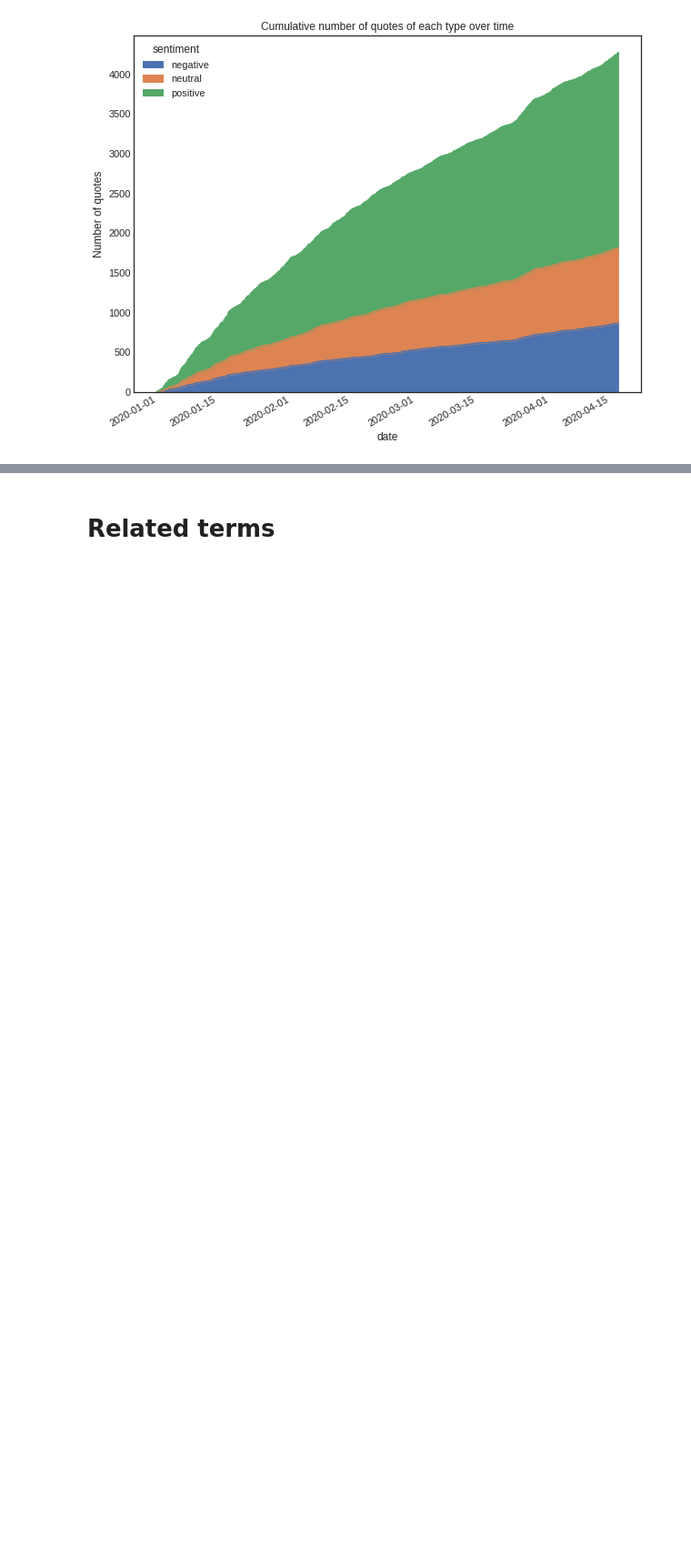
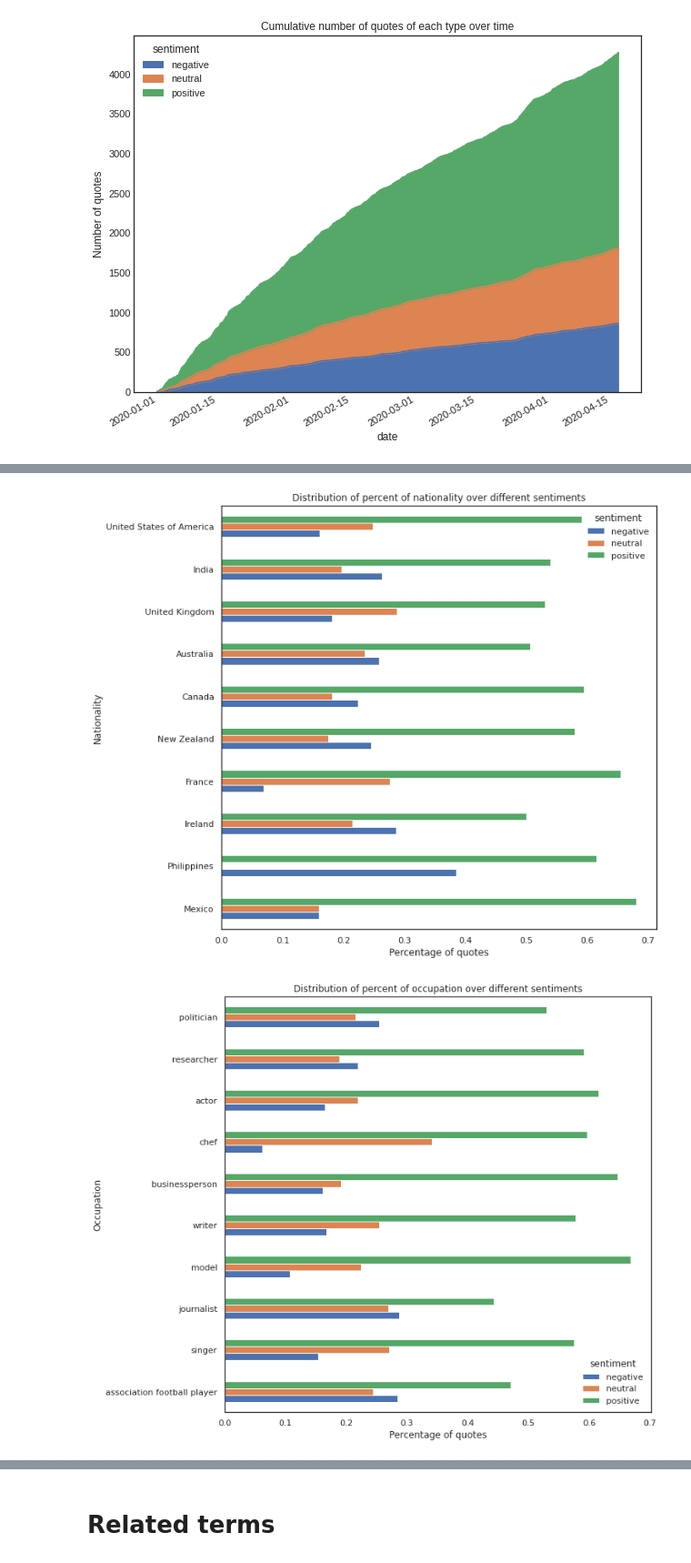
Before and after one commit to epfl-ada/ada-2021-project-nameerror, a Jupyter notebook: notebooks/analysis.ipynb, the cells around one changed output, grey strips where cells are left out. Shown at 91% size. Drawn from its saved outputs; the diff is of its cells as text; code cells hidden in the pictures; blank space fills up the shorter version.

```diff
--- a/notebooks/analysis.ipynb
+++ b/notebooks/analysis.ipynb
@@ -452,0 +352,33 @@ plt.show()
+# %%
+def weight_list_values(list_of_values):
+#     print(list_of_values)
+    if list_of_values:
+        return 1 / len(list_of_values)
+    else:
+        return 0
+
+def plot_sentiment_multivalue_attribute_percentage(df, attr_name, ax, k=10):
+    attr_sentiment_df = df[[attr_name, 'sentiment']]
+    # Raises warning which can be disabled
+    attr_sentiment_df['weight'] = attr_sentiment_df\
+        .apply(lambda row: weight_list_values(getattr(row, attr_name)), axis=1)
+    exploded_pivot_table = attr_sentiment_df.explode(attr_name)\
+        .pivot_table(index='sentiment', columns=attr_name, values='weight', aggfunc=sum)\
+        .replace(np.NaN, 0)
+    normalized_pivot_table = exploded_pivot_table / exploded_pivot_table.sum(axis=0)
+    top_cols = list(exploded_pivot_table.sum(axis=0).sort_values(ascending=False)[:k].index)[::-1]
+    normalized_pivot_table[top_cols].transpose().plot.barh(ax=ax)
+# %%
+for index, attr_name in enumerate(['nationality', 'occupation', 'ethnic_group', 'academic_degree', 'party']):
+    fig, ax = plt.subplots(figsize=(10, 10))
+
+    readable_attr_name = attr_name.replace('_', ' ')
+
+    plot_sentiment_multivalue_attribute_percentage(df, attr_name, ax=ax)
+    ax.set(title=f'Distribution of percent of {readable_attr_name} over different sentiments',
+          xlabel='Percentage of quotes',
+          ylabel=readable_attr_name.title())
+    plt.show()
+# %% [output]
+[figure, added]
+[figure, added]
```
Also changed, not shown: parts of 6 cells of this notebook.
